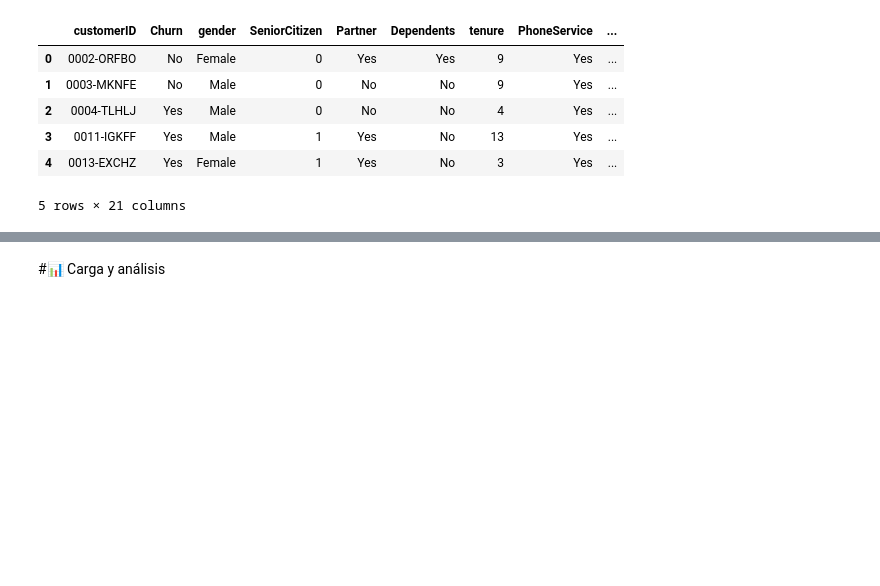
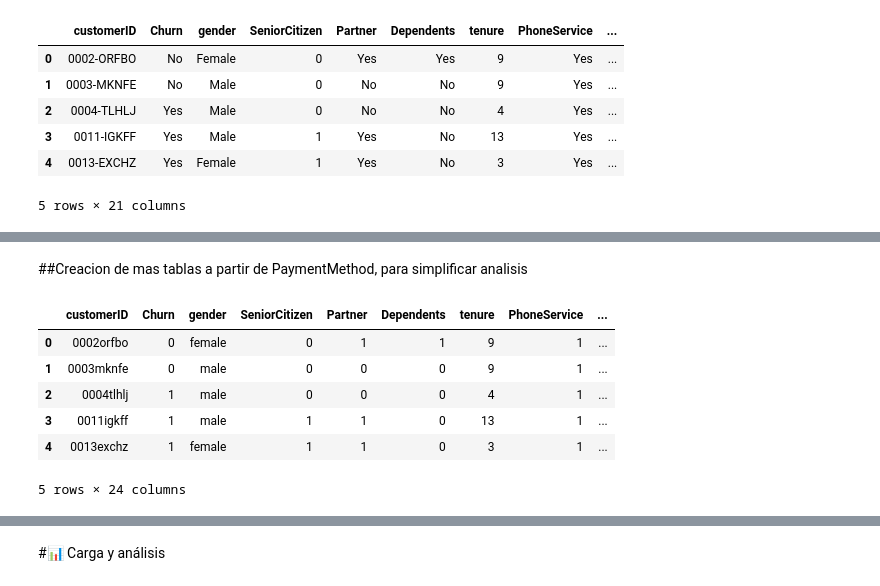
Before and after one commit to Elavat9000/TelecomX_LATAM_challenge2-data-science-LATAM, a Jupyter notebook: TelecomX_Intento2_LATAM.ipynb, the cells around one changed output, grey strips where cells are left out. Cells and saved outputs as stored; diff of their text form; code cells hidden in the pictures; blank space fills up the shorter version.

```diff
--- a/TelecomX_Intento2_LATAM.ipynb
+++ b/TelecomX_Intento2_LATAM.ipynb
@@ -43,0 +196,14 @@ df.head()
+# %% [markdown]
+##Creacion de mas tablas a partir de PaymentMethod, para simplificar analisis
+# %%
+df = pd.get_dummies(df, columns=['PaymentMethod'])
+# %%
+df.head()
+# %% [output]
+|  | customerID | Churn | gender | SeniorCitizen | Partner | Dependents | tenure | PhoneService | ... |
+| 0 | 0002orfbo | 0 | female | 0 | 1 | 1 | 9 | 1 | ... |
+| 1 | 0003mknfe | 0 | male | 0 | 0 | 0 | 9 | 1 | ... |
+| 2 | 0004tlhlj | 1 | male | 0 | 0 | 0 | 4 | 1 | ... |
+| 3 | 0011igkff | 1 | male | 1 | 1 | 0 | 13 | 1 | ... |
+| 4 | 0013exchz | 1 | female | 1 | 1 | 0 | 3 | 1 | ... |
+5 rows × 24 columns
```
Also changed, not shown: parts of 22 cells of this notebook.
